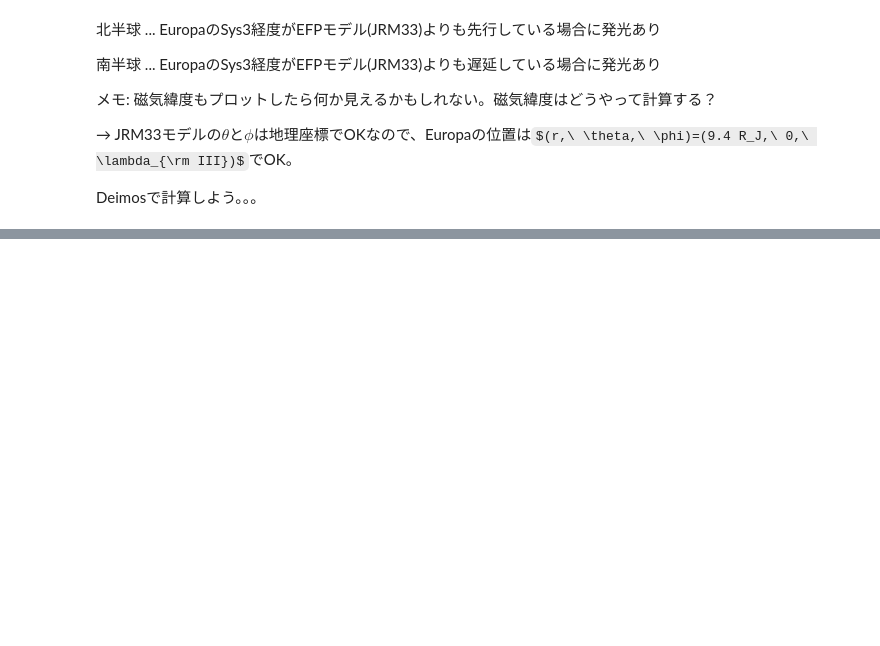
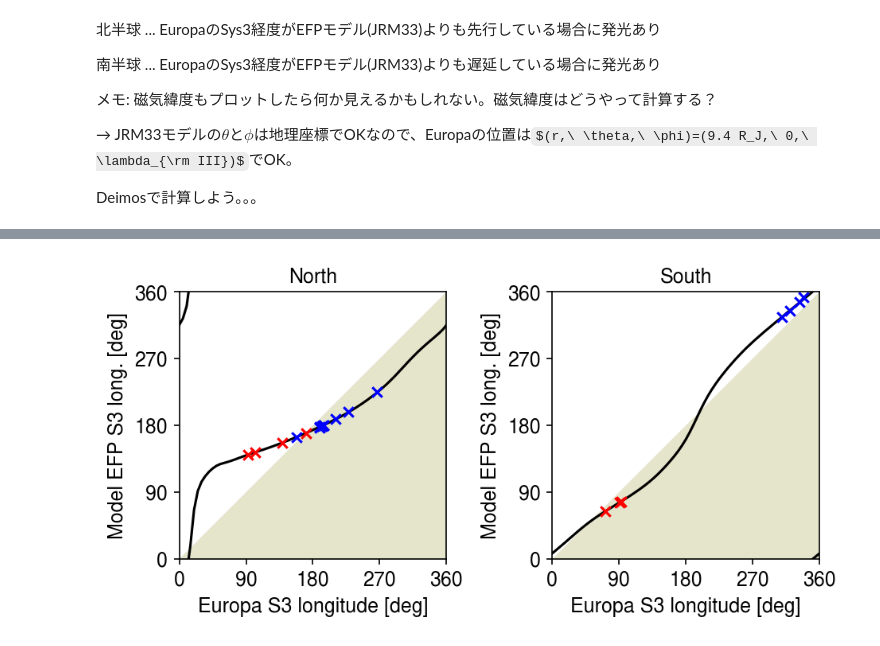
Before and after one commit to ShinnosukeSatoh/HST_Jupiter_footprints_dms, a Jupyter notebook: System3_comparison.ipynb, the cells around one changed output, grey strips where cells are left out. Saved outputs shown, nothing was run; the diff lists cells and outputs as text; code cells hidden in the pictures; some formulas as TeX source; blank space fills up the shorter version.

```diff
--- a/System3_comparison.ipynb
+++ b/System3_comparison.ipynb
@@ -64,8 +67,12 @@ NO_s3efpS = np.array([
 RJ = 71492E+3           # JUPITER RADIUS [m]
 r = 9.4*RJ
 theta = np.radians(90)
-phi = np.radians(np.linspace(0,360,60))
+phi = np.radians(np.linspace(0,360,180))
 B = np.zeros(phi.shape)
+Br = np.zeros(phi.shape)
+Btheta = np.zeros(phi.shape)
 for i in range(phi.size):
     Bvec = BJRM.B().JRM33(r, theta, phi[i])
     B[i] = np.sqrt(Bvec[0]**2+Bvec[1]**2+Bvec[2]**2)
+    Br[i] = Bvec[0]
+    Btheta[i] = Bvec[1]
@@ -120,0 +127,65 @@ Deimosで計算しよう。。。
+# %%
+fontsize = 12
+fig, ax = plt.subplots(1,2,dpi=150)
+ax[0].set_aspect('equal')
+ax[0].set_title('North', fontsize=fontsize)
+ax[0].set_xlabel('Europa S3 longitude [deg]', fontsize=fontsize)
+ax[0].set_ylabel('Model EFP S3 long. [deg]', fontsize=fontsize)
+ax[0].set_xlim(0,360)
+ax[0].set_ylim(0,360)
+ax[0].set_xticks(np.linspace(0,360,5))
+ax[0].set_xticklabels(np.linspace(0,360,5,dtype=int))
+ax[0].set_yticks(np.linspace(0,360,5))
+ax[0].set_yticklabels(np.linspace(0,360,5,dtype=int))
+ax[0].tick_params(axis='x', labelsize=fontsize)
+ax[0].tick_params(axis='y', labelsize=fontsize)
+# ax[0].plot(satovalN.wlon, satovalN.euwlon, zorder=0.5)
+ax[0].plot(wlonN0, euwlonN0, color='k', zorder=0.5)
+ax[0].plot(wlonN1, euwlonN1, color='k', zorder=0.5)
+
+for i in range(OBS_s3moonN.size):
+    ax[0].scatter(OBS_s3moonN[i], OBS_s3efpN[i], marker='x', color='r', zorder=1)
+for i in range(NO_s3moonN.size):
+    ax[0].scatter(NO_s3moonN[i], NO_s3efpN[i], marker='x', color='b', zorder=1)
+# ax[0].plot(np.arange(0,360+1,5),np.arange(0,360+1,5), color='k', zorder=0.5)
+ax[0].fill_between([0, 360], [0, 360], facecolor='olive', alpha=0.20, zorder=0.1)
+
+#ax1 = ax[0].twinx()
+#ax1.set_ylabel('$B_r$ [nT]')
+#ax1.plot(np.degrees(2*np.pi-phi),Br, color='gray', zorder=0.5)
+
+ax[0].set_box_aspect(1)
+
+ax[1].set_aspect('equal')
+ax[1].set_title('South', fontsize=fontsize)
+ax[1].set_xlabel('Europa S3 longitude [deg]', fontsize=fontsize)
+ax[1].set_ylabel('Model EFP S3 long. [deg]', fontsize=fontsize)
+ax[1].set_xlim(0,360)
+ax[1].set_ylim(0,360)
+ax[1].set_xticks(np.linspace(0,360,5))
+ax[1].set_xticklabels(np.linspace(0,360,5,dtype=int))
+ax[1].set_yticks(np.linspace(0,360,5))
+ax[1].set_yticklabels(np.linspace(0,360,5,dtype=int))
+ax[1].tick_params(axis='x', labelsize=fontsize)
+ax[1].tick_params(axis='y', labelsize=fontsize)
+# ax[1].plot(satovalS.wlon, satovalS.euwlon, zorder=0.5)
+ax[1].plot(wlonS0, euwlonS0, color='k', zorder=0.5)
+ax[1].plot(wlonS1, euwlonS1, color='k', zorder=0.5)
+
+for i in range(OBS_s3moonS.size):
+    ax[1].scatter(OBS_s3moonS[i], OBS_s3efpS[i], marker='x', color='r', zorder=1)
+for i in range(NO_s3moonS.size):
+    ax[1].scatter(NO_s3moonS[i], NO_s3efpS[i], marker='x', color='b', zorder=1)
+# ax[1].plot(np.arange(0,360+1,5),np.arange(0,360+1,5), color='k', zorder=0.5)
+ax[1].fill_between([0, 360], [0, 360], facecolor='olive', alpha=0.20, zorder=0.1)
+
+#ax1 = ax[1].twinx()
+#ax1.set_ylabel('$B_r$ [nT]')
+#ax1.plot(np.degrees(2*np.pi-phi),Br, color='gray', zorder=0.5)
+
+ax[1].set_box_aspect(1)
+
+fig.tight_layout()
+plt.show()
+# %% [output]
+[figure, added]
```
Also changed, not shown: parts of 7 cells of this notebook, 5 other files.
